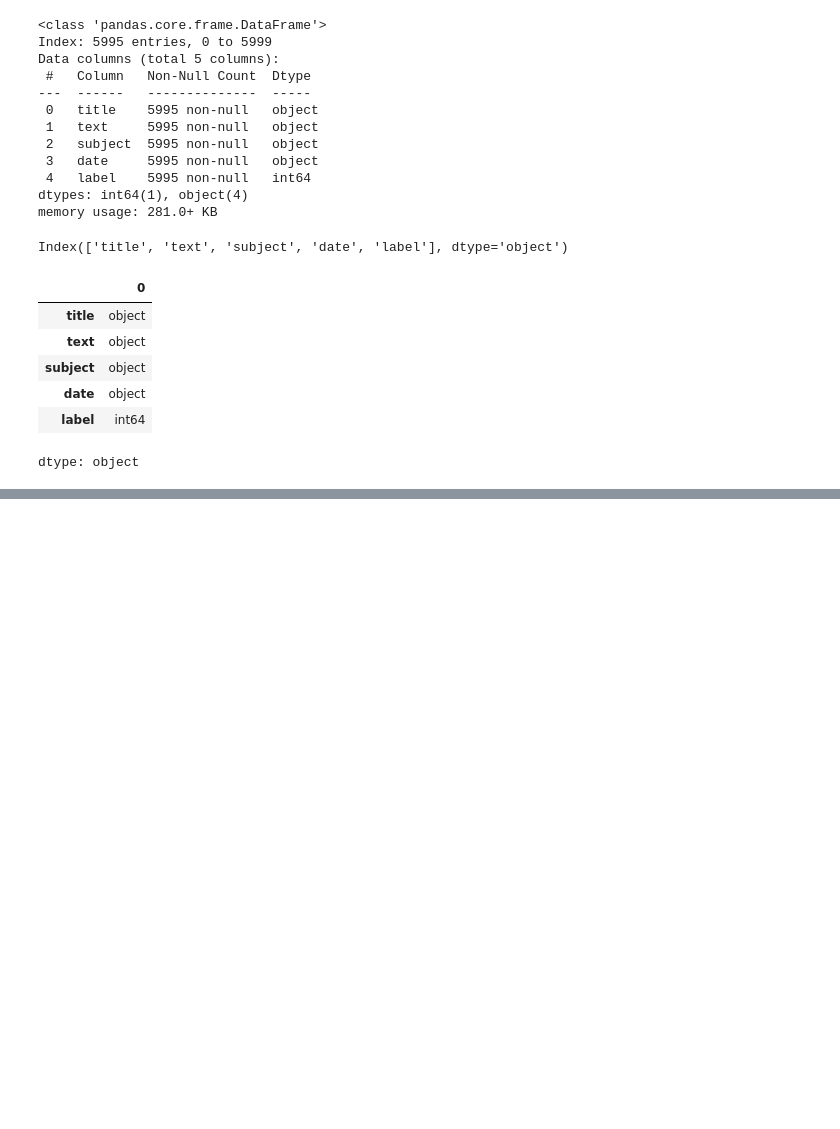
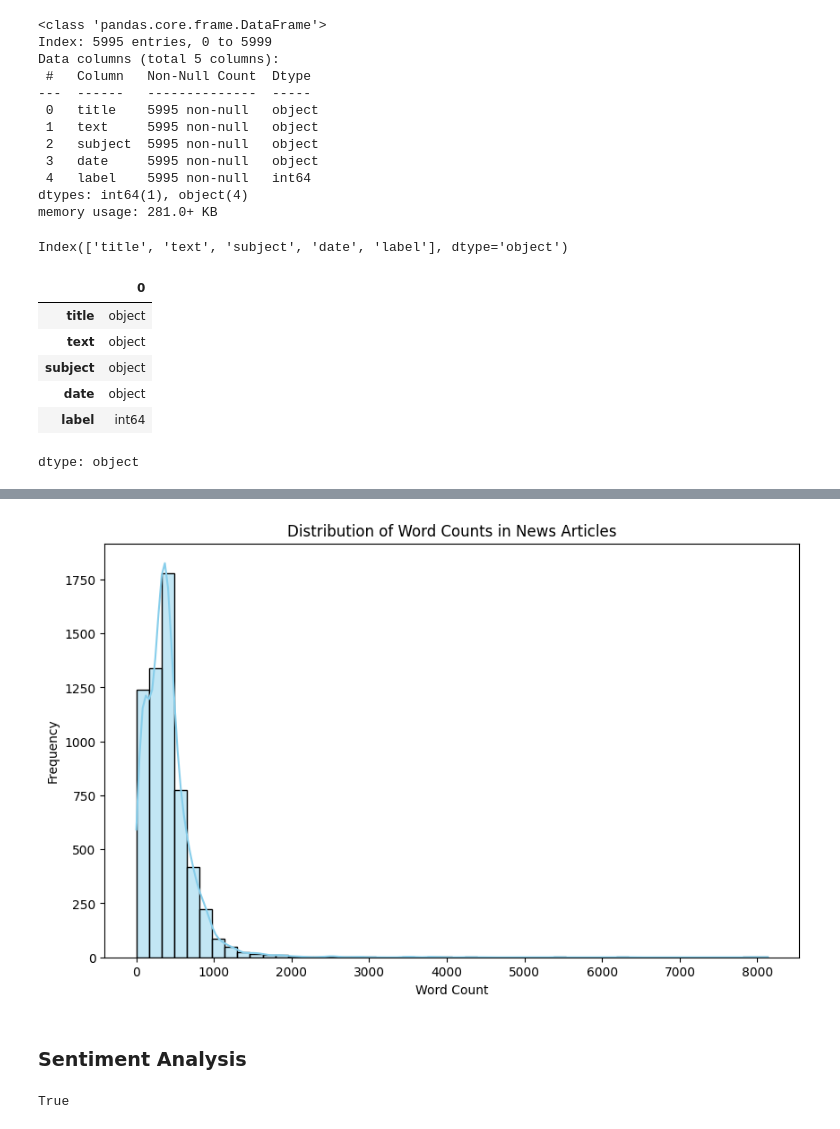
Before and after one commit to kxrrym03/Fake-News-Detection, a Jupyter notebook: Fake_News_Detection.ipynb, the cells around one changed output, grey strips where cells are left out. Drawn from its saved outputs; the diff is of its cells as text; code cells hidden in the pictures; blank space fills up the shorter version.

```diff
--- a/Fake_News_Detection.ipynb
+++ b/Fake_News_Detection.ipynb
@@ -98,0 +124,7 @@ dtype: object
+# %%
+# Calculate word count for the 'text' column
+df['word_count'] = df['text'].apply(lambda x: len(str(x).split()))
+
+# Display descriptive statistics for word count
+print("Descriptive statistics for 'word_count' column:")
+display(df['word_count'].describe())
@@ -98,0 +143,19 @@ dtype: object
+# %%
+plt.figure(figsize=(10, 6))
+sns.histplot(df['word_count'], bins=50, kde=True, color='skyblue')
+plt.title('Distribution of Word Counts in News Articles')
+plt.xlabel('Word Count')
+plt.ylabel('Frequency')
+plt.show()
+# %% [output]
+[figure, added]
+# %% [markdown]
+### Sentiment Analysis
+# %%
+import nltk
+from nltk.sentiment.vader import SentimentIntensityAnalyzer
+
+# Download the VADER lexicon
+nltk.download('vader_lexicon', quiet=True)
+# %% [output]
+True
```
Also changed, not shown: parts of 9 cells of this notebook.
